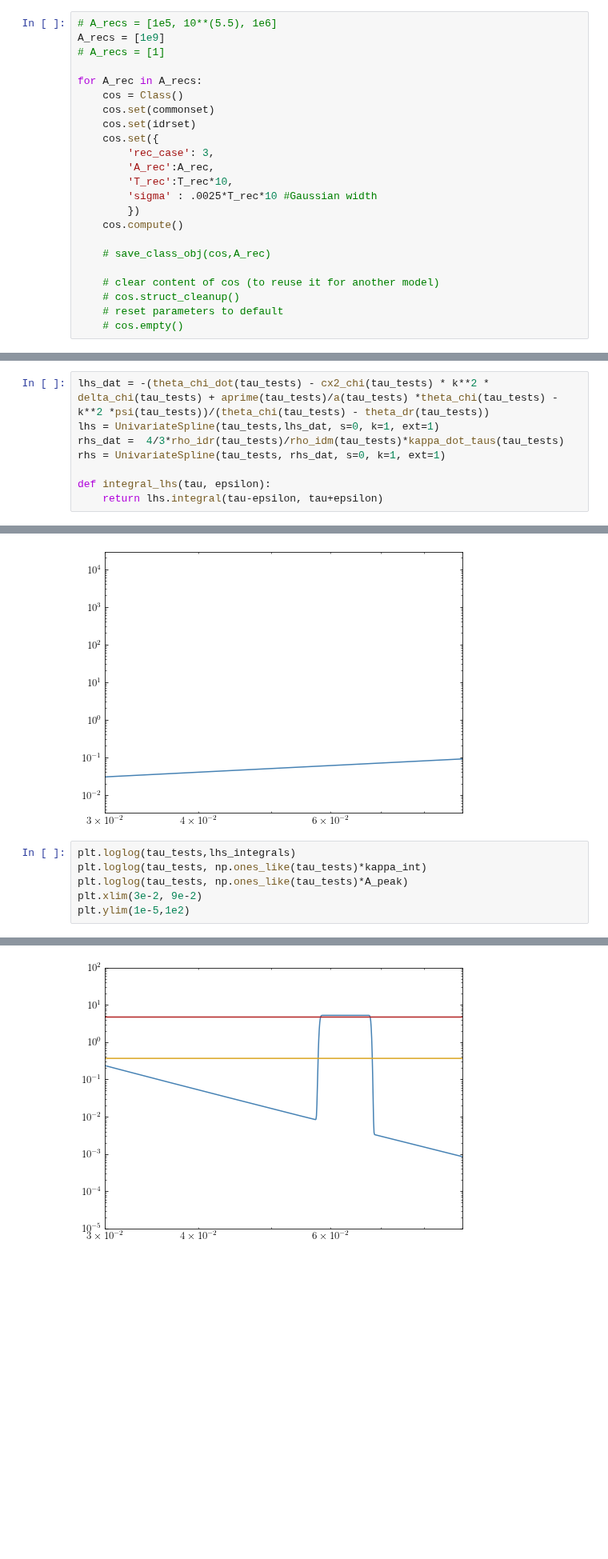
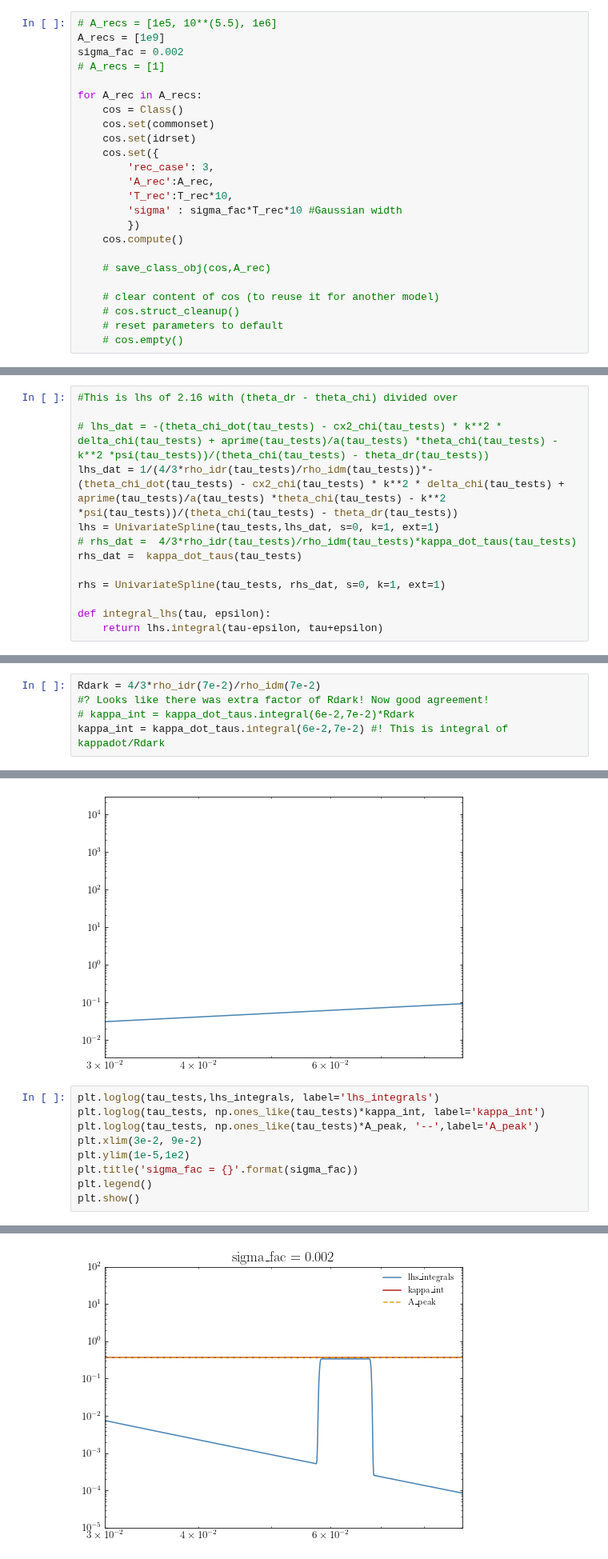
Before and after one commit to NolanSmyth/class_recoupling, a Jupyter notebook: delta_examples.ipynb, the cells around one changed output, grey strips where cells are left out. Shown at 80% size. Drawn from its saved outputs; the diff is of its cells as text; blank space fills up the shorter version.

Commit message:
Best delta so far. Missing factor of Rdark added

```diff
--- a/delta_examples.ipynb
+++ b/delta_examples.ipynb
@@ -483,6 +483,7 @@ idrset = {
 # %%
 # A_recs = [1e5, 10**(5.5), 1e6]
 A_recs = [1e9]
+sigma_fac = 0.002
 # A_recs = [1]
 
 for A_rec in A_recs:
@@ -493,7 +494,7 @@ for A_rec in A_recs:
         'rec_case': 3,
         'A_rec':A_rec,
         'T_rec':T_rec*10,
-        'sigma' : .0025*T_rec*10 #Gaussian width
+        'sigma' : sigma_fac*T_rec*10 #Gaussian width
         })
     cos.compute()
 
@@ -558,7 +559,12 @@ scientific_format(thermo_taus.derivative()(thermo_zs(6.3e-2))*T_rec*10*0.005/(2.
 # %%
-lhs_dat = -(theta_chi_dot(tau_tests) - cx2_chi(tau_tests) * k**2 * delta_chi(tau_tests) + aprime(tau_tests)/a(tau_tests) *theta_chi(tau_tests) - k**2 *psi(tau_tests))/(theta_chi(tau_tests) - theta_dr(tau_tests))
+#This is lhs of 2.16 with (theta_dr - theta_chi) divided over
+
+# lhs_dat = -(theta_chi_dot(tau_tests) - cx2_chi(tau_tests) * k**2 * delta_chi(tau_tests) + aprime(tau_tests)/a(tau_tests) *theta_chi(tau_tests) - k**2 *psi(tau_tests))/(theta_chi(tau_tests) - theta_dr(tau_tests))
+lhs_dat = 1/(4/3*rho_idr(tau_tests)/rho_idm(tau_tests))*-(theta_chi_dot(tau_tests) - cx2_chi(tau_tests) * k**2 * delta_chi(tau_tests) + aprime(tau_tests)/a(tau_tests) *theta_chi(tau_tests) - k**2 *psi(tau_tests))/(theta_chi(tau_tests) - theta_dr(tau_tests))
 lhs = UnivariateSpline(tau_tests,lhs_dat, s=0, k=1, ext=1)
-rhs_dat =  4/3*rho_idr(tau_tests)/rho_idm(tau_tests)*kappa_dot_taus(tau_tests)
+# rhs_dat =  4/3*rho_idr(tau_tests)/rho_idm(tau_tests)*kappa_dot_taus(tau_tests)
+rhs_dat =  kappa_dot_taus(tau_tests)
+
 rhs = UnivariateSpline(tau_tests, rhs_dat, s=0, k=1, ext=1)
 
 def integral_lhs(tau, epsilon):
@@ -570,3 +578,8 @@ kappa_int = kappa_dot_taus.integral(6e-2,7e-2)* 4/3*rho_idr(7e-2)/rho_idm(7e-2)
+# %%
+Rdark = 4/3*rho_idr(7e-2)/rho_idm(7e-2)
+#? Looks like there was extra factor of Rdark! Now good agreement!
+# kappa_int = kappa_dot_taus.integral(6e-2,7e-2)*Rdark
+kappa_int = kappa_dot_taus.integral(6e-2,7e-2) #! This is integral of kappadot/Rdark
 # %%
 tau_rec = 6.3e-2
 A_peak = thermo_taus.derivative()(thermo_zs(tau_rec))/(2.73 * xi )*A_rec*-((1+thermo_zs(tau_rec))/(1e7))**4 * 0.12038
@@ -588,9 +601,12 @@ plt.xlim(3e-2, 9e-2)
 (0.03, 0.09)
 [figure]
 # %%
-plt.loglog(tau_tests,lhs_integrals)
-plt.loglog(tau_tests, np.ones_like(tau_tests)*kappa_int)
-plt.loglog(tau_tests, np.ones_like(tau_tests)*A_peak)
+plt.loglog(tau_tests,lhs_integrals, label='lhs_integrals')
+plt.loglog(tau_tests, np.ones_like(tau_tests)*kappa_int, label='kappa_int')
+plt.loglog(tau_tests, np.ones_like(tau_tests)*A_peak, '--',label='A_peak')
 plt.xlim(3e-2, 9e-2)
 plt.ylim(1e-5,1e2)
+plt.title('sigma_fac = {}'.format(sigma_fac))
+plt.legend()
+plt.show()
 # %% [output]
@@ -598 +613 @@ plt.ylim(1e-5,1e2)
-[figure, old version]
+[figure, new version]
```
Also changed, not shown: parts of 17 cells of this notebook.
